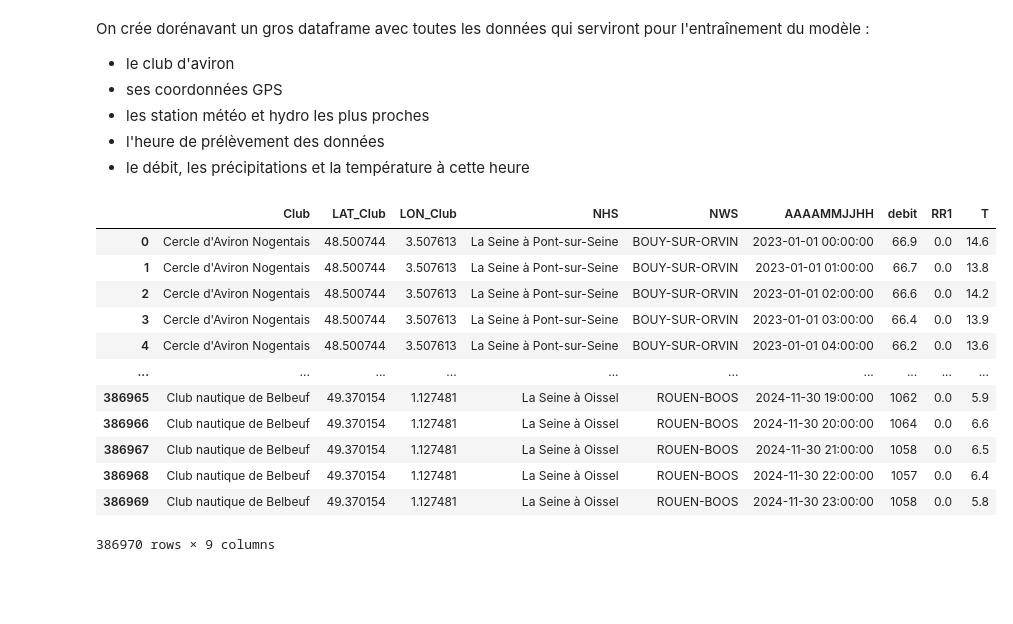
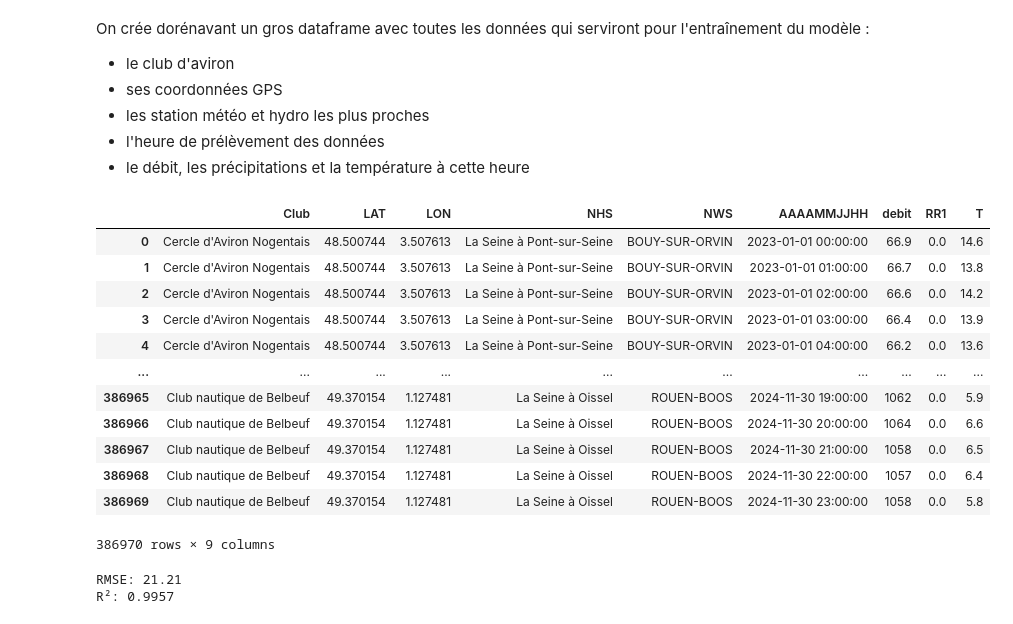
Before and after one commit to vadim-gisserot/Projet-de-Python-Leroux-Gisserot, a Jupyter notebook: notebooks/draft2.ipynb, the cells around one changed output. Saved outputs shown, nothing was run; the diff lists cells and outputs as text; code cells hidden in the pictures; blank space fills up the shorter version.

Commit message:
cleaning draft + predict

```diff
--- a/notebooks/draft2.ipynb
+++ b/notebooks/draft2.ipynb
@@ -403,42 +346,35 @@ On crée dorénavant un gros dataframe avec toutes les données qui serviront po
 - l'heure de prélèvement des données
 - le débit, les précipitations et la température à cette heure
 # %%
-# Étape 1: Joindre les données de debit_horaire avec clubs_hydro_meteo sur NUM_NHS
+# 1: on joint les données de debit_horaire avec clubs_hydro_meteo sur NUM_NHS
 debit_club = debit_horaire.merge(
     clubs_hydro_meteo[['Club', 'LAT', 'LON', 'NUM_NHS', 'NHS']],
     left_on='NUM_POSTE_H',
     right_on='NUM_NHS',
     how='inner'
 )
 
-# Étape 2: Joindre les données de meteo_horaire avec clubs_hydro_meteo sur NUM_NWS
+# 2: on joint les données de meteo_horaire avec clubs_hydro_meteo sur NUM_NWS
 meteo_club = meteo_horaire.merge(
     clubs_hydro_meteo[['Club', 'LAT', 'LON', 'NUM_NWS', 'NWS']],
     left_on='NUM_POSTE',
     right_on='NUM_NWS',
     how='inner'
 )
 
-# Étape 3: Combiner les deux DataFrames sur le Club et la colonne temporelle 'AAAAMJJHH'
+# 3: on combine les deux DataFrames sur le Club et la colonne temporelle 'AAAAMJJHH'
 combined = debit_club.merge(
     meteo_club,
     on=['Club', 'AAAAMMJJHH'],
     suffixes=('_hydro', '_meteo')
 )
 
-# Étape 4: Sélectionner les colonnes pertinentes
+# 4: on sélectionne les colonnes pertinentes et on copie le dataframe pour éviter les intéractions fâcheuses
 result = combined[['Club', 'LAT', 'LON', 'NHS', 'NWS', 'AAAAMMJJHH', 'debit', 'RR1', 'T']].copy()
 
-# Étape 5: Renommer pour une meilleure lisibilité
-result.rename(columns={
-    'LAT': 'LAT_Club',
-    'LON': 'LON_Club'
-}, inplace=True)
-
-# Affichage du DataFrame final
 result
 # %% [output]
-|  | Club | LAT_Club | LON_Club | NHS | NWS | AAAAMMJJHH | debit | RR1 | T |
+|  | Club | LAT | LON | NHS | NWS | AAAAMMJJHH | debit | RR1 | T |
 | 0 | Cercle d'Aviron Nogentais | 48.500744 | 3.507613 | La Seine à Pont-sur-Seine | BOUY-SUR-ORVIN | 2023-01-01 00:00:00 | 66.9 | 0.0 | 14.6 |
 | 1 | Cercle d'Aviron Nogentais | 48.500744 | 3.507613 | La Seine à Pont-sur-Seine | BOUY-SUR-ORVIN | 2023-01-01 01:00:00 | 66.7 | 0.0 | 13.8 |
 | 2 | Cercle d'Aviron Nogentais | 48.500744 | 3.507613 | La Seine à Pont-sur-Seine | BOUY-SUR-ORVIN | 2023-01-01 02:00:00 | 66.6 | 0.0 | 14.2 |
@@ -453,0 +408,55 @@ result
+# %%
+# Fonction pour créer les caractéristiques
+def create_features(df):
+    for lag in range(1, 13):  # Ajouter les 12 dernières heures
+        df[f"debit_lag_{lag}"] = df.groupby("Club")["debit"].shift(lag)
+        df[f"RR1_lag_{lag}"] = df.groupby("Club")["RR1"].shift(lag)
+        df[f"T_lag_{lag}"] = df.groupby("Club")["T"].shift(lag)
+
+    # Moyennes des 3 dernières semaines
+    rolling_window = 7 * 24  # 7 jours en heures
+    df["debit_mean_3w"] = df.groupby("Club")["debit"].transform(lambda x: x.shift(1).rolling(rolling_window, min_periods=1).mean())
+    df["RR1_sum_3w"] = df.groupby("Club")["RR1"].transform(lambda x: x.shift(1).rolling(rolling_window, min_periods=1).sum())
+    df["T_mean_3w"] = df.groupby("Club")["T"].transform(lambda x: x.shift(1).rolling(rolling_window, min_periods=1).mean())
+
+    return df
+
+# Créer les caractéristiques
+result = create_features(result)
+
+# Supprimer les lignes avec des valeurs manquantes dues aux décalages
+result = result.dropna()
+
+# Définir les caractéristiques et la cible
+features = [col for col in result.columns if col not in ["datetime", "Club", "debit"]]
+X = result[features]
+y = result["debit"]
+
+# Diviser les données en ensembles d'entraînement et de test
+X_train, X_test, y_train, y_test = train_test_split(X, y, test_size=0.2, random_state=42)
+
+# Entraîner un modèle XGBoost
+model = XGBRegressor(
+    n_estimators=100,  # Nombre d'arbres
+    learning_rate=0.1,  # Taux d'apprentissage
+    max_depth=5,  # Profondeur maximale des arbres
+    subsample=0.8,  # Fraction d'échantillons pour chaque arbre
+    colsample_bytree=0.8, # Fraction de colonnes utilisées par arbre
+    random_state=42
+)
+
+model.fit(X_train, y_train)
+
+# Prédictions
+y_pred = model.predict(X_test)
+
+# Évaluer le modèle
+rmse = np.sqrt(mean_squared_error(y_test, y_pred))
+r2 = r2_score(y_test, y_pred)
+
+# Affichage des résultats
+print(f"RMSE: {rmse:.2f}")
+print(f"R²: {r2:.4f}")
+# %% [output]
+RMSE: 21.21
+R²: 0.9957
```
Also changed, not shown: parts of 14 cells of this notebook.
